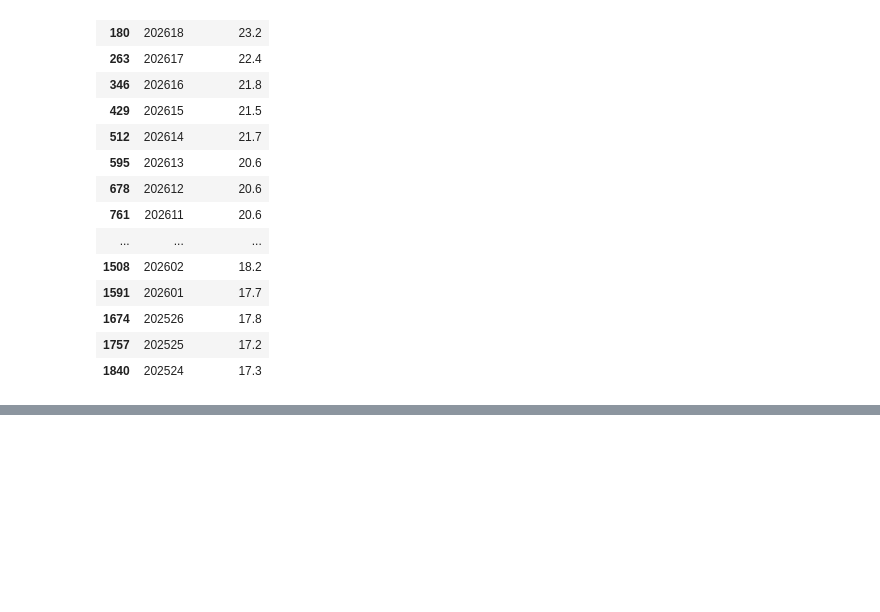
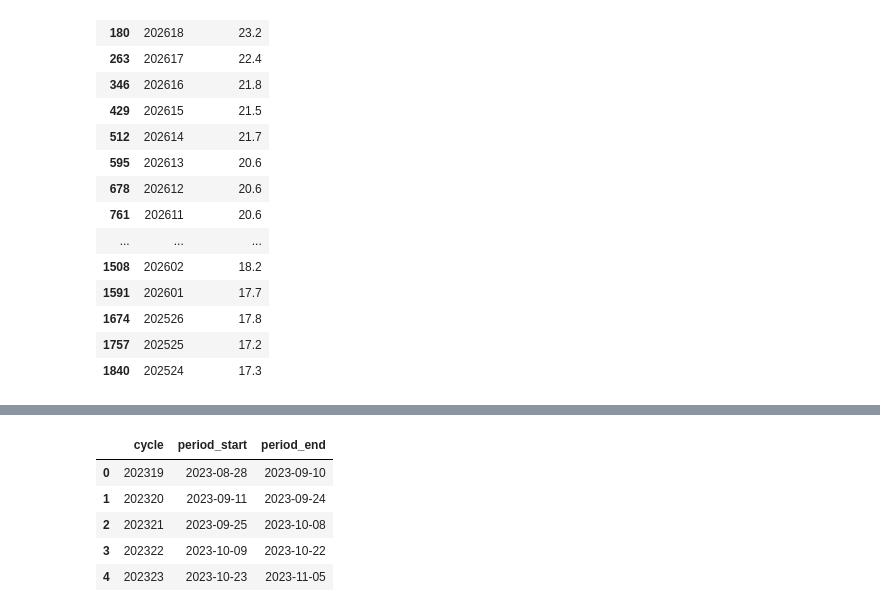
Before and after one commit to sasi1645/Ai-adoption-intel, a Jupyter notebook: notebooks/01_explore.ipynb, the cells around one changed output, grey strips where cells are left out. Drawn from its saved outputs; the diff is of its cells as text; code cells hidden in the pictures; blank space fills up the shorter version.

```diff
--- a/notebooks/01_explore.ipynb
+++ b/notebooks/01_explore.ipynb
@@ -170,0 +193,14 @@ ai_used[["cycle","percentage"]]
+# %%
+dates_clean = dates_clean[["cycle", "Reference Period Start", "Ref End"]]
+dates_clean = dates_clean.rename(columns={
+    "Reference Period Start": "period_start",
+    "Ref End": "period_end",
+})
+dates_clean.head()
+# %% [output]
+|  | cycle | period_start | period_end |
+| 0 | 202319 | 2023-08-28 | 2023-09-10 |
+| 1 | 202320 | 2023-09-11 | 2023-09-24 |
+| 2 | 202321 | 2023-09-25 | 2023-10-08 |
+| 3 | 202322 | 2023-10-09 | 2023-10-22 |
+| 4 | 202323 | 2023-10-23 | 2023-11-05 |
```
Also changed, not shown: parts of 8 cells of this notebook, 2 other files.
